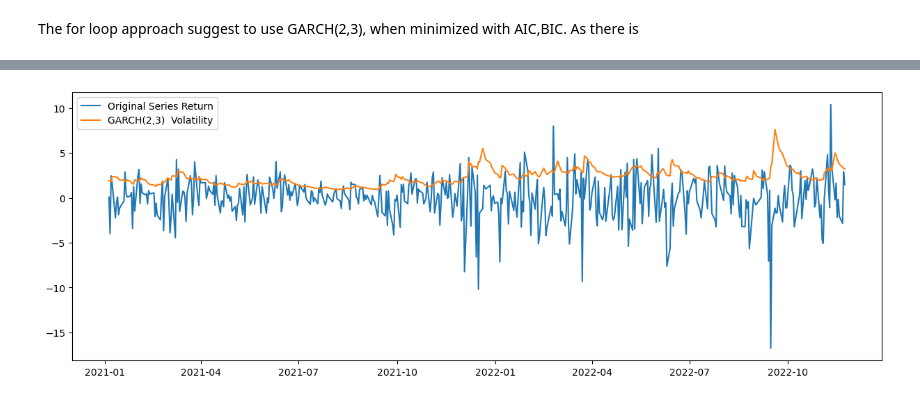
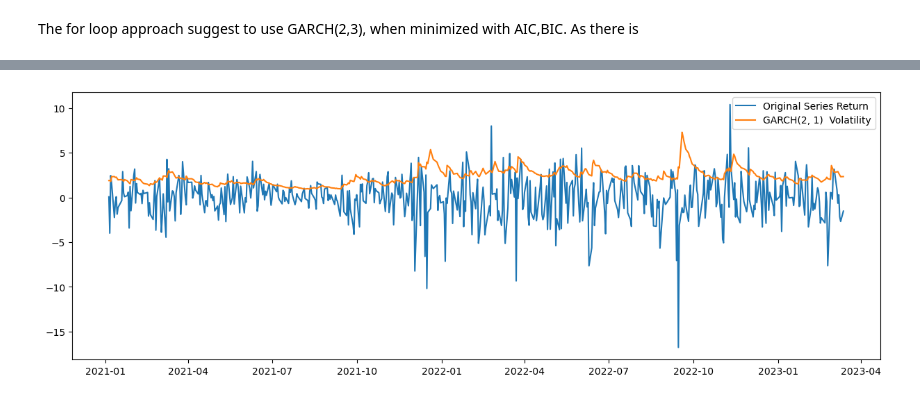
Before and after one commit to sahNarek/tsf_practice, a Jupyter notebook: adobe_stocks.ipynb, the cells around one changed output, grey strips where cells are left out. Cells and saved outputs as stored; diff of their text form; code cells hidden in the pictures.

```diff
--- a/adobe_stocks.ipynb
+++ b/adobe_stocks.ipynb
@@ -158,7 +158,7 @@ def best_garch(adobe_stocks, return_col = 'returns', p_max = 4, q_max = 4):
                 best_garch_model = garch_model
 
     print(f"The best garch model is: GARCH({best_p,best_q})\n",best_garch_model.summary())
-    return best_garch_model
+    return (best_garch_model, (best_p, best_q))
 
 
 # !TODO KPSS test
@@ -208,7 +208,7 @@ as_returns.head(10)
 | 2021-01-15 00:00:00-05:00 | 462.500000 | 467.880005 | 457.489990 | 458.079987 | 3200400 | 0.0 | 0.0 | -1.120298 | 1.255067 |
 | 2021-01-19 00:00:00-05:00 | 461.170013 | 461.589996 | 453.339996 | 456.500000 | 4419200 | 0.0 | 0.0 | -0.344915 | 0.118966 |
 # %%
-train_index = int(0.65 * len(as_returns))
+train_index = int(0.75 * len(as_returns))
 as_returns_train = as_returns[:train_index]
 as_returns_test = as_returns[train_index:]
 # %%
@@ -360,7 +286,7 @@ no_lags(as_returns['returns'].to_frame())
 When we perform an ACF/PACF diagnostics on the returns squared, we can observe that the second lag is significant both for the ACF and PACF. Let's proceed with fitting a GARCH(1,1) model for the series.
 # %%
 # Best GARCH loop
-best_garch_model = best_garch(as_returns_train, return_col = 'returns', p_max = 4, q_max = 4)
+best_garch_model, GARCH_ORDER = best_garch(as_returns_train, return_col = 'returns', p_max = 4, q_max = 4)
 # %% [output]
 The best garch model is: GARCH((2, 1))
                       Constant Mean - GARCH Model Results
@@ -405,5 +331,5 @@ Residuals are independent
 # %%
-best_garch_model = arch_model(as_returns_train['returns'], p = 2, q = 3).fit(disp='off')
+best_garch_model = arch_model(as_returns_train['returns'], p = GARCH_ORDER[0], q = GARCH_ORDER[1]).fit(disp='off')
 as_returns_train['best_garch_volatility'] = list(best_garch_model.conditional_volatility)
 # manual_garch_model = arch_model(as_returns_train['returns'], p = 1, q = 1).fit(disp='off')
 # as_returns_train['manual_garch_volatility'] = list(manual_garch_model.conditional_volatility)
@@ -428,11 +354,11 @@ plt.show();
 # %%
 plt.figure(figsize=(15, 5))
 plt.plot(as_returns_train['returns'],label = 'Original Series Return')
-plt.plot(as_returns_train['best_garch_volatility'],label = f'GARCH(2,3)  Volatility')
+plt.plot(as_returns_train['best_garch_volatility'],label = f'GARCH{GARCH_ORDER}  Volatility')
 plt.legend();
 plt.show();
 # %% [output]
-[figure, old version]
+[figure, new version]
 # %%
 import matplotlib.pyplot as plt
 
```
Also changed, not shown: parts of 16 cells of this notebook.
